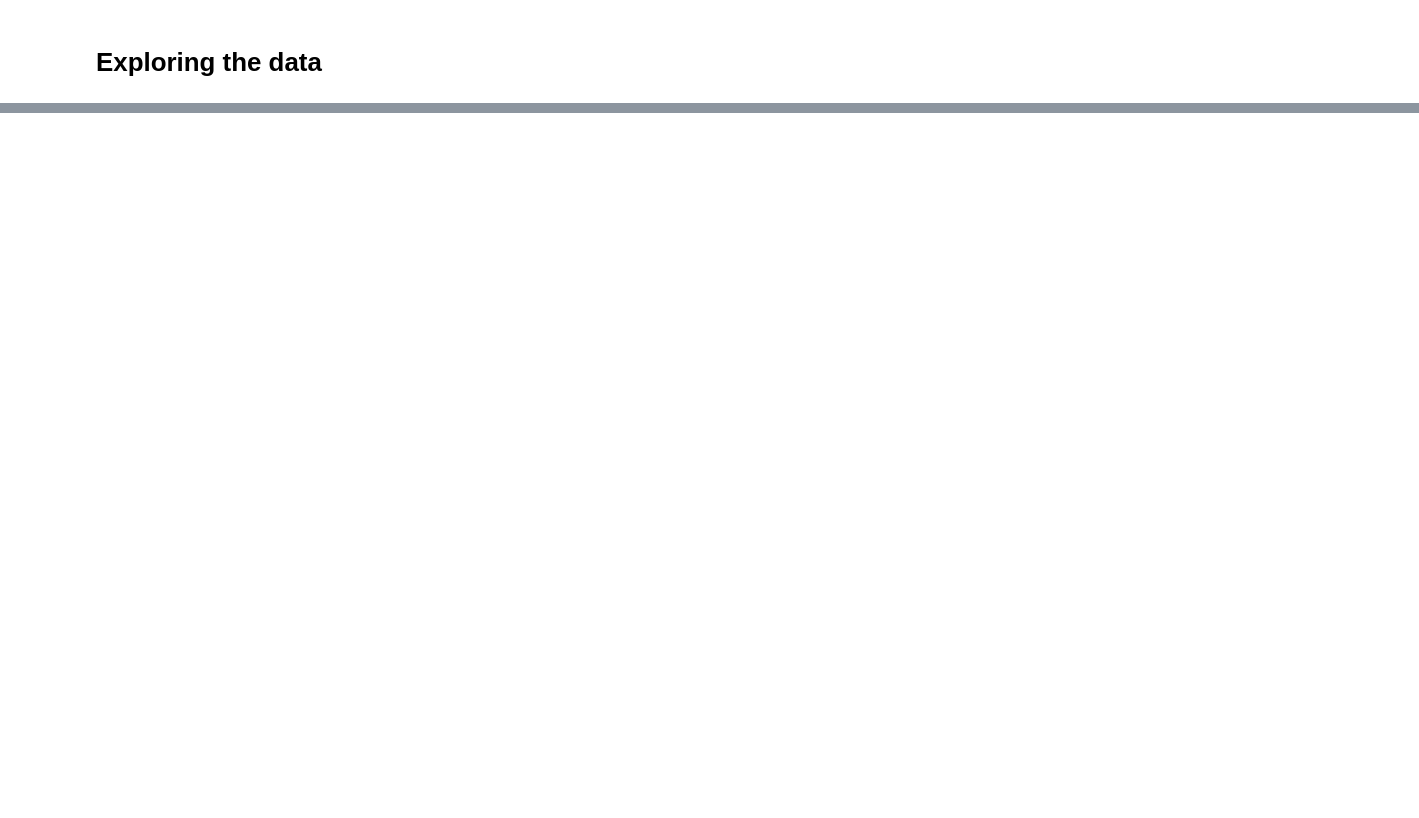
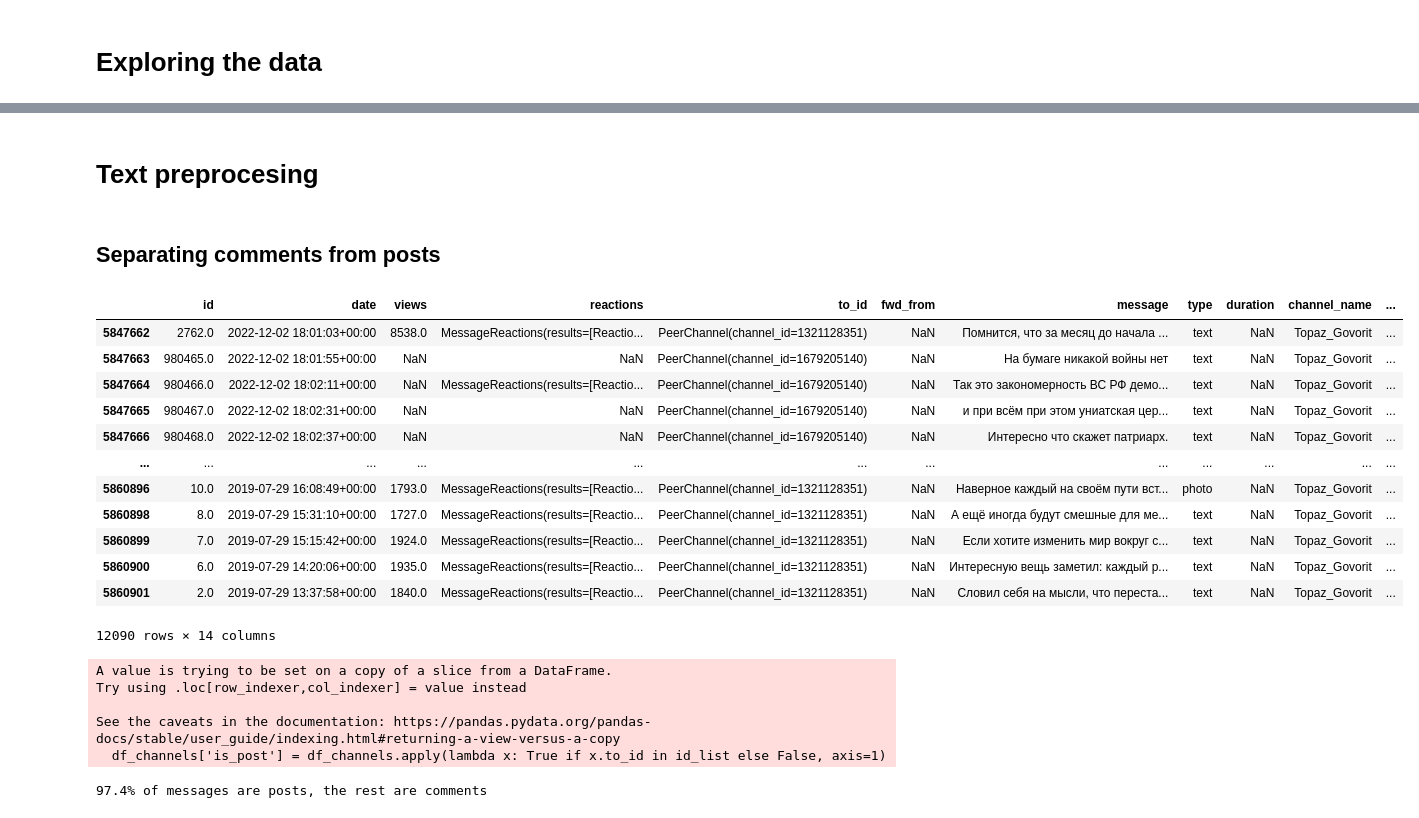
Before and after one commit to kateburovova/dehumanization, a Jupyter notebook: channels_EDA.ipynb, the cells around one changed output, grey strips where cells are left out. Cells and saved outputs as stored; diff of their text form; code cells hidden in the pictures; blank space fills up the shorter version.

Commit message:
updated to included latest parse results

```diff
--- a/channels_EDA.ipynb
+++ b/channels_EDA.ipynb
@@ -48,0 +35,2 @@ df_channels
+# %%
+df_channels = df_channels[~df_channels['message'].isna()]
@@ -130,0 +105,20 @@ df_channels.head(5)
+# %% [markdown]
+# Text preprocesing
+# %% [markdown]
+## Separating comments from posts
+# %%
+df_channels[df_channels['channel_name']=='Topaz_Govorit']
+# %% [output]
+|  | id | date | views | reactions | to_id | fwd_from | message | type | duration | channel_name | ... |
+| 5847662 | 2762.0 | 2022-12-02 18:01:03+00:00 | 8538.0 | MessageReactions(results=[Reactio... | PeerChannel(channel_id=1321128351) | NaN | Помнится, что за месяц до начала ... | text | NaN | Topaz_Govorit | ... |
+| 5847663 | 980465.0 | 2022-12-02 18:01:55+00:00 | NaN | NaN | PeerChannel(channel_id=1679205140) | NaN | На бумаге никакой войны нет | text | NaN | Topaz_Govorit | ... |
+| 5847664 | 980466.0 | 2022-12-02 18:02:11+00:00 | NaN | MessageReactions(results=[Reactio... | PeerChannel(channel_id=1679205140) | NaN | Так это закономерность ВС РФ демо... | text | NaN | Topaz_Govorit | ... |
+| 5847665 | 980467.0 | 2022-12-02 18:02:31+00:00 | NaN | NaN | PeerChannel(channel_id=1679205140) | NaN | и при всём при этом униатская цер... | text | NaN | Topaz_Govorit | ... |
+| 5847666 | 980468.0 | 2022-12-02 18:02:37+00:00 | NaN | NaN | PeerChannel(channel_id=1679205140) | NaN | Интересно что скажет патриарх. | text | NaN | Topaz_Govorit | ... |
+| ... | ... | ... | ... | ... | ... | ... | ... | ... | ... | ... | ... |
+| 5860896 | 10.0 | 2019-07-29 16:08:49+00:00 | 1793.0 | MessageReactions(results=[Reactio... | PeerChannel(channel_id=1321128351) | NaN | Наверное каждый на своём пути вст... | photo | NaN | Topaz_Govorit | ... |
+| 5860898 | 8.0 | 2019-07-29 15:31:10+00:00 | 1727.0 | MessageReactions(results=[Reactio... | PeerChannel(channel_id=1321128351) | NaN | А ещё иногда будут смешные для ме... | text | NaN | Topaz_Govorit | ... |
+| 5860899 | 7.0 | 2019-07-29 15:15:42+00:00 | 1924.0 | MessageReactions(results=[Reactio... | PeerChannel(channel_id=1321128351) | NaN | Если хотите изменить мир вокруг с... | text | NaN | Topaz_Govorit | ... |
+| 5860900 | 6.0 | 2019-07-29 14:20:06+00:00 | 1935.0 | MessageReactions(results=[Reactio... | PeerChannel(channel_id=1321128351) | NaN | Интересную вещь заметил: каждый р... | text | NaN | Topaz_Govorit | ... |
+| 5860901 | 2.0 | 2019-07-29 13:37:58+00:00 | 1840.0 | MessageReactions(results=[Reactio... | PeerChannel(channel_id=1321128351) | NaN | Словил себя на мысли, что переста... | text | NaN | Topaz_Govorit | ... |
+12090 rows × 14 columns
@@ -130,0 +127,12 @@ df_channels.head(5)
+# %%
+df_channels['is_post'] = df_channels.apply(lambda x: True if x.to_id in id_list else False, axis=1)
+# %% [output]
+A value is trying to be set on a copy of a slice from a DataFrame.
+Try using .loc[row_indexer,col_indexer] = value instead
+
+See the caveats in the documentation: https://pandas.pydata.org/pandas-docs/stable/user_guide/indexing.html#returning-a-view-versus-a-copy
+  df_channels['is_post'] = df_channels.apply(lambda x: True if x.to_id in id_list else False, axis=1)
+# %%
+print(f'{len(df_channels[df_channels["is_post"]==True])/len(df_channels)*100:.1f}% of messages are posts, the rest are comments')
+# %% [output]
+97.4% of messages are posts, the rest are comments
```
Also changed, not shown: parts of 127 cells of this notebook.
